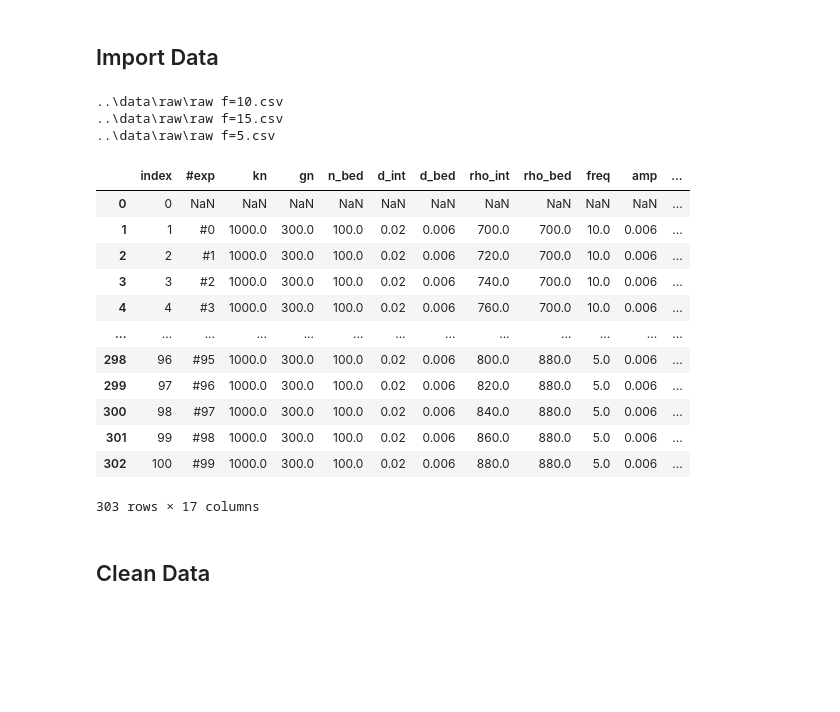
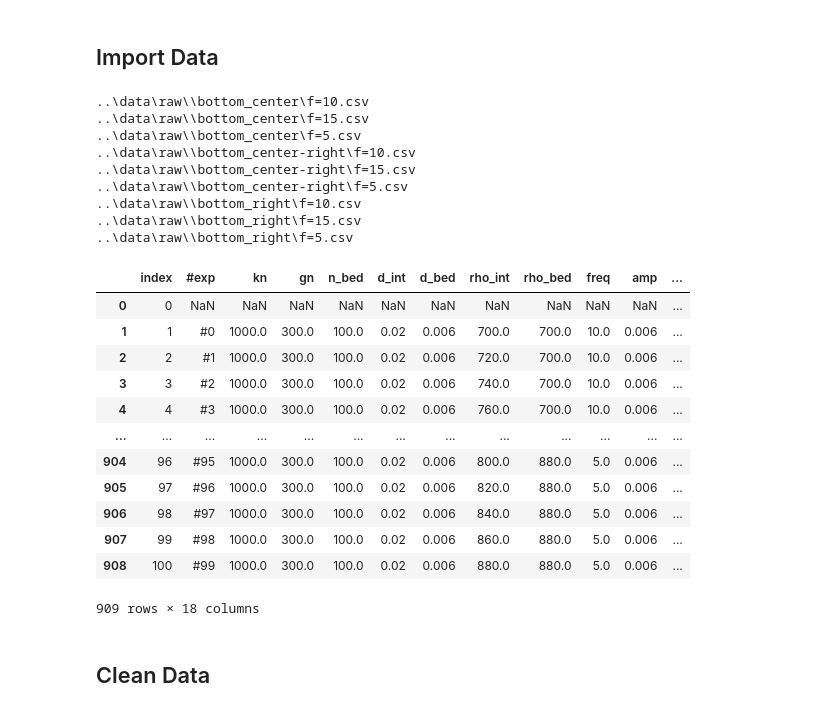
Before and after one commit to miqbalrp/ML_bne, a Jupyter notebook: notebook/vis and prep.ipynb, the cells around one changed output. Drawn from its saved outputs; the diff is of its cells as text; code cells hidden in the pictures; blank space fills up the shorter version.

```diff
--- a/notebook/vis and prep.ipynb
+++ b/notebook/vis and prep.ipynb
@@ -11,32 +11,42 @@ sns.set()
 ## Import Data
 # %%
 data_dir = r'..\data\raw\\'
-csv_files = glob.glob(os.path.join(data_dir, "raw*.csv"))
 
 df = pd.DataFrame()
-for f in csv_files:
-    # read the csv file
-    df = pd.concat([df,pd.read_csv(f)],axis=0)
-    print(f)
+initial_pos = []
+
+for path, subdir, files in os.walk(data_dir):
+    for file in glob.glob(os.path.join(path, "*.csv")):
+        df_new = pd.read_csv(file)
+        df_new['ICP'] = path.split("\\")[-1]
+        df = pd.concat([df,df_new],axis=0)
+        print(file)
+
 df = df.reset_index(inplace=False)
 df
 # %% [output]
-..\data\raw\raw f=10.csv
-..\data\raw\raw f=15.csv
-..\data\raw\raw f=5.csv
+..\data\raw\\bottom_center\f=10.csv
+..\data\raw\\bottom_center\f=15.csv
+..\data\raw\\bottom_center\f=5.csv
+..\data\raw\\bottom_center-right\f=10.csv
+..\data\raw\\bottom_center-right\f=15.csv
+..\data\raw\\bottom_center-right\f=5.csv
+..\data\raw\\bottom_right\f=10.csv
+..\data\raw\\bottom_right\f=15.csv
+..\data\raw\\bottom_right\f=5.csv
 |  | index | #exp | kn | gn | n_bed | d_int | d_bed | rho_int | rho_bed | freq | amp | ... |
 | 0 | 0 | NaN | NaN | NaN | NaN | NaN | NaN | NaN | NaN | NaN | NaN | ... |
 | 1 | 1 | #0 | 1000.0 | 300.0 | 100.0 | 0.02 | 0.006 | 700.0 | 700.0 | 10.0 | 0.006 | ... |
 | 2 | 2 | #1 | 1000.0 | 300.0 | 100.0 | 0.02 | 0.006 | 720.0 | 700.0 | 10.0 | 0.006 | ... |
 | 3 | 3 | #2 | 1000.0 | 300.0 | 100.0 | 0.02 | 0.006 | 740.0 | 700.0 | 10.0 | 0.006 | ... |
 | 4 | 4 | #3 | 1000.0 | 300.0 | 100.0 | 0.02 | 0.006 | 760.0 | 700.0 | 10.0 | 0.006 | ... |
 | ... | ... | ... | ... | ... | ... | ... | ... | ... | ... | ... | ... | ... |
-| 298 | 96 | #95 | 1000.0 | 300.0 | 100.0 | 0.02 | 0.006 | 800.0 | 880.0 | 5.0 | 0.006 | ... |
-| 299 | 97 | #96 | 1000.0 | 300.0 | 100.0 | 0.02 | 0.006 | 820.0 | 880.0 | 5.0 | 0.006 | ... |
-| 300 | 98 | #97 | 1000.0 | 300.0 | 100.0 | 0.02 | 0.006 | 840.0 | 880.0 | 5.0 | 0.006 | ... |
-| 301 | 99 | #98 | 1000.0 | 300.0 | 100.0 | 0.02 | 0.006 | 860.0 | 880.0 | 5.0 | 0.006 | ... |
-| 302 | 100 | #99 | 1000.0 | 300.0 | 100.0 | 0.02 | 0.006 | 880.0 | 880.0 | 5.0 | 0.006 | ... |
+| 904 | 96 | #95 | 1000.0 | 300.0 | 100.0 | 0.02 | 0.006 | 800.0 | 880.0 | 5.0 | 0.006 | ... |
+| 905 | 97 | #96 | 1000.0 | 300.0 | 100.0 | 0.02 | 0.006 | 820.0 | 880.0 | 5.0 | 0.006 | ... |
+| 906 | 98 | #97 | 1000.0 | 300.0 | 100.0 | 0.02 | 0.006 | 840.0 | 880.0 | 5.0 | 0.006 | ... |
+| 907 | 99 | #98 | 1000.0 | 300.0 | 100.0 | 0.02 | 0.006 | 860.0 | 880.0 | 5.0 | 0.006 | ... |
+| 908 | 100 | #99 | 1000.0 | 300.0 | 100.0 | 0.02 | 0.006 | 880.0 | 880.0 | 5.0 | 0.006 | ... |
-303 rows × 17 columns
+909 rows × 18 columns
 # %% [markdown]
 ## Clean Data
 # %%
```
Also changed, not shown: parts of 15 cells of this notebook, 37 other files.
